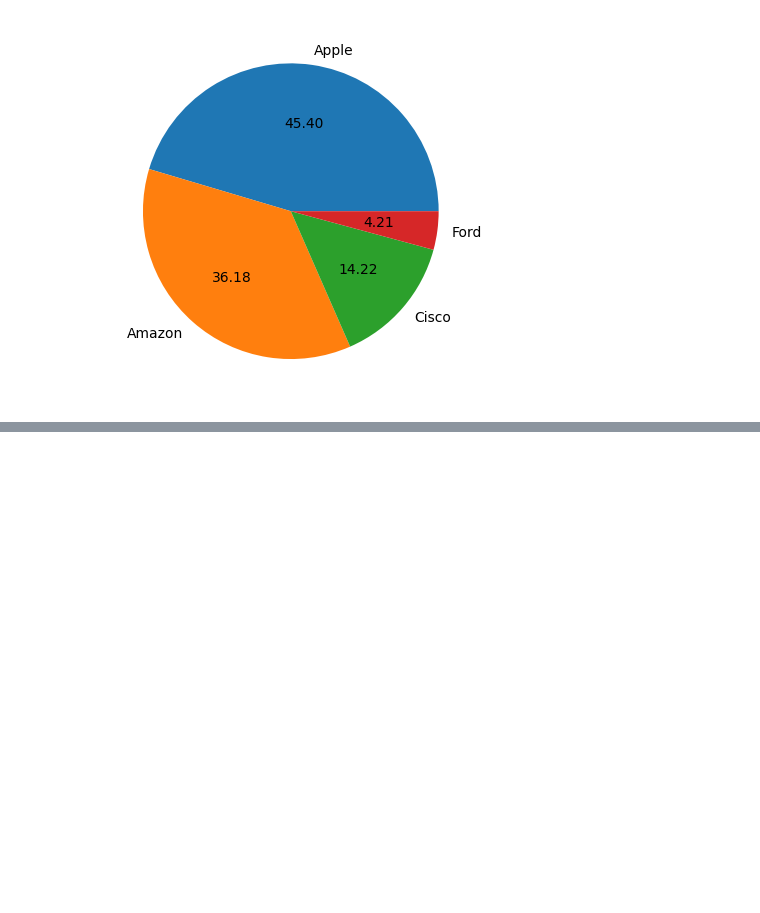
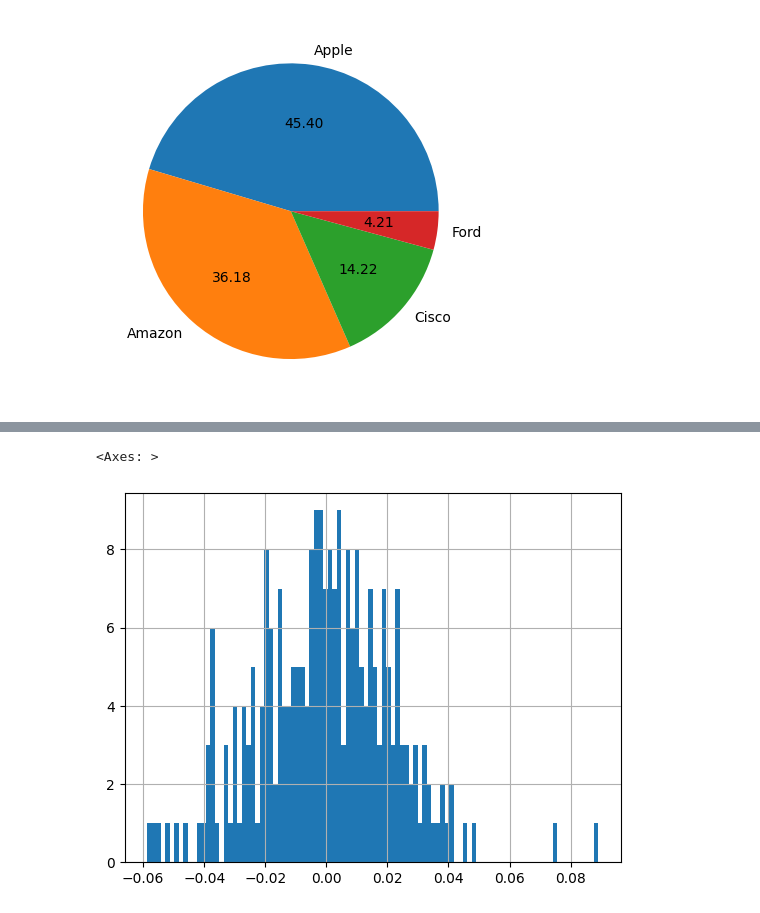
Before and after one commit to ECGLABS/StratStockAnalysis, a Jupyter notebook: ComparingTradingVolume.ipynb, the cells around one changed output, grey strips where cells are left out. Cells and saved outputs as stored; diff of their text form; code cells hidden in the pictures; blank space fills up the shorter version.

```diff
--- a/ComparingTradingVolume.ipynb
+++ b/ComparingTradingVolume.ipynb
@@ -177,0 +249,4 @@ pyplot.pie(closing_averages,labels=labels,autopct = "%.2f")
+# %%
+aapl["MA50"] = aapl["Close"].rolling(50).mean()
+
+aapl.tail
@@ -177,0 +271,4 @@ pyplot.pie(closing_averages,labels=labels,autopct = "%.2f")
+# %%
+aapl["MA200"] =aapl["Close"] .rolling(200).mean()
+
+aapl.tail
@@ -177,0 +448,10 @@ pyplot.pie(closing_averages,labels=labels,autopct = "%.2f")
+# %%
+aapl["Returns"] = (aapl["Close"]/aapl["Close"].shift(1)) -1
+amzn["Returns"] = (amzn["Close"]/amzn["Close"].shift(1)) -1
+csco["Returns"] = (csco["Close"]/csco["Close"].shift(1)) -1
+ford["Returns"] = (ford["Close"]/ford["Close"].shift(1)) -1
+# %%
+aapl["Returns"].hist(bins =100, label ="apple")
+# %% [output]
+<Axes: >
+[figure, added]
```
Also changed, not shown: parts of 25 cells of this notebook.
